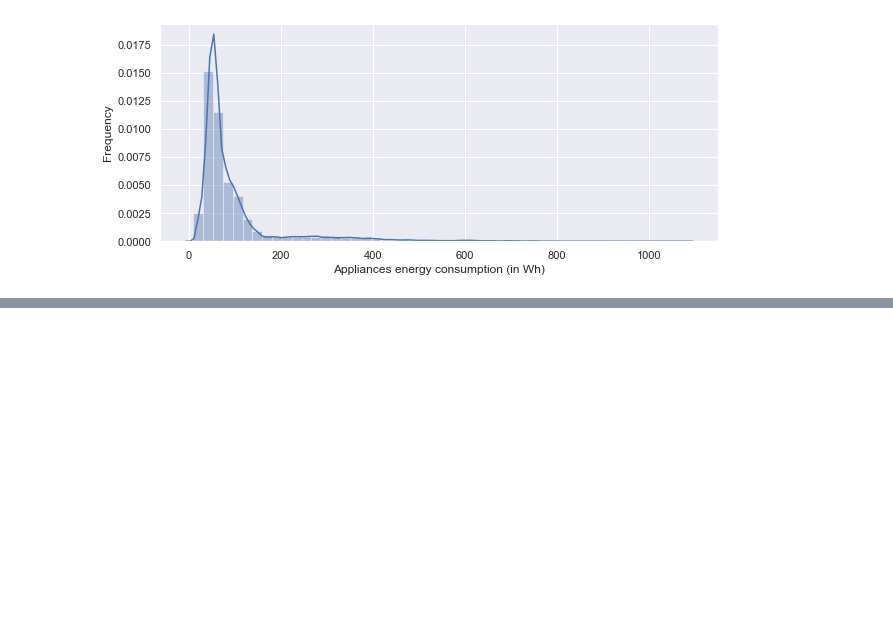
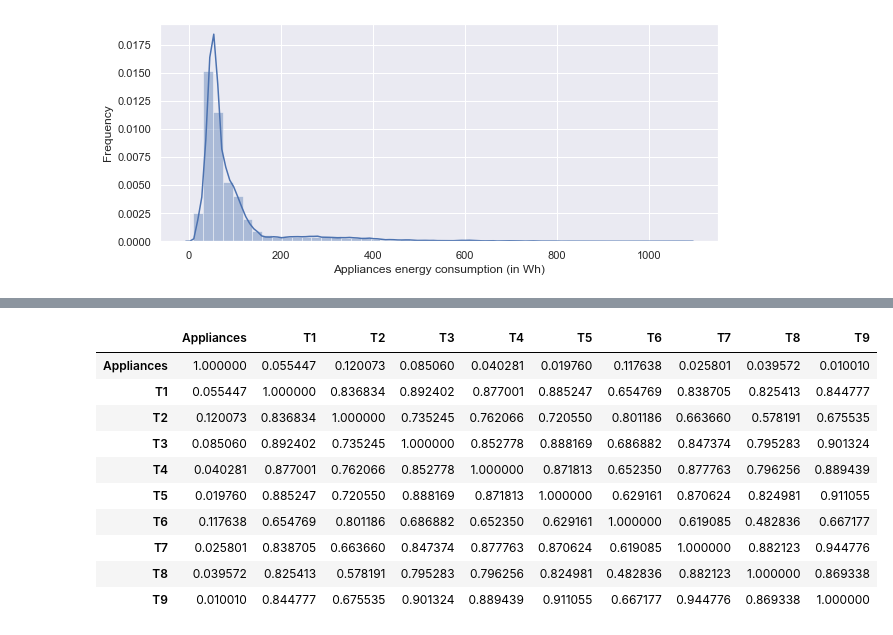
Before and after one commit to NeilAlishev/EmpiricalAnalysisProject, a Jupyter notebook: Empirical Analysis Project.ipynb, the cells around one changed output, grey strips where cells are left out. Cells and saved outputs as stored; diff of their text form; code cells hidden in the pictures; blank space fills up the shorter version.

```diff
--- a/Empirical Analysis Project.ipynb
+++ b/Empirical Analysis Project.ipynb
@@ -86,0 +130,15 @@ sns.distplot(list(data['Appliances']), bins = 50)
+# %%
+# All inside temperature values have positive correlation with the appliances (more heating is used - warmer - more electricity is spent)
+data.loc[:, ['Appliances', 'T1', 'T2', 'T3', 'T4', 'T5', 'T6', 'T7', 'T8', 'T9']].corr()
+# %% [output]
+|  | Appliances | T1 | T2 | T3 | T4 | T5 | T6 | T7 | T8 | T9 |
+| Appliances | 1.000000 | 0.055447 | 0.120073 | 0.085060 | 0.040281 | 0.019760 | 0.117638 | 0.025801 | 0.039572 | 0.010010 |
+| T1 | 0.055447 | 1.000000 | 0.836834 | 0.892402 | 0.877001 | 0.885247 | 0.654769 | 0.838705 | 0.825413 | 0.844777 |
+| T2 | 0.120073 | 0.836834 | 1.000000 | 0.735245 | 0.762066 | 0.720550 | 0.801186 | 0.663660 | 0.578191 | 0.675535 |
+| T3 | 0.085060 | 0.892402 | 0.735245 | 1.000000 | 0.852778 | 0.888169 | 0.686882 | 0.847374 | 0.795283 | 0.901324 |
+| T4 | 0.040281 | 0.877001 | 0.762066 | 0.852778 | 1.000000 | 0.871813 | 0.652350 | 0.877763 | 0.796256 | 0.889439 |
+| T5 | 0.019760 | 0.885247 | 0.720550 | 0.888169 | 0.871813 | 1.000000 | 0.629161 | 0.870624 | 0.824981 | 0.911055 |
+| T6 | 0.117638 | 0.654769 | 0.801186 | 0.686882 | 0.652350 | 0.629161 | 1.000000 | 0.619085 | 0.482836 | 0.667177 |
+| T7 | 0.025801 | 0.838705 | 0.663660 | 0.847374 | 0.877763 | 0.870624 | 0.619085 | 1.000000 | 0.882123 | 0.944776 |
+| T8 | 0.039572 | 0.825413 | 0.578191 | 0.795283 | 0.796256 | 0.824981 | 0.482836 | 0.882123 | 1.000000 | 0.869338 |
+| T9 | 0.010010 | 0.844777 | 0.675535 | 0.901324 | 0.889439 | 0.911055 | 0.667177 | 0.944776 | 0.869338 | 1.000000 |
```
Also changed, not shown: parts of 11 cells of this notebook.
